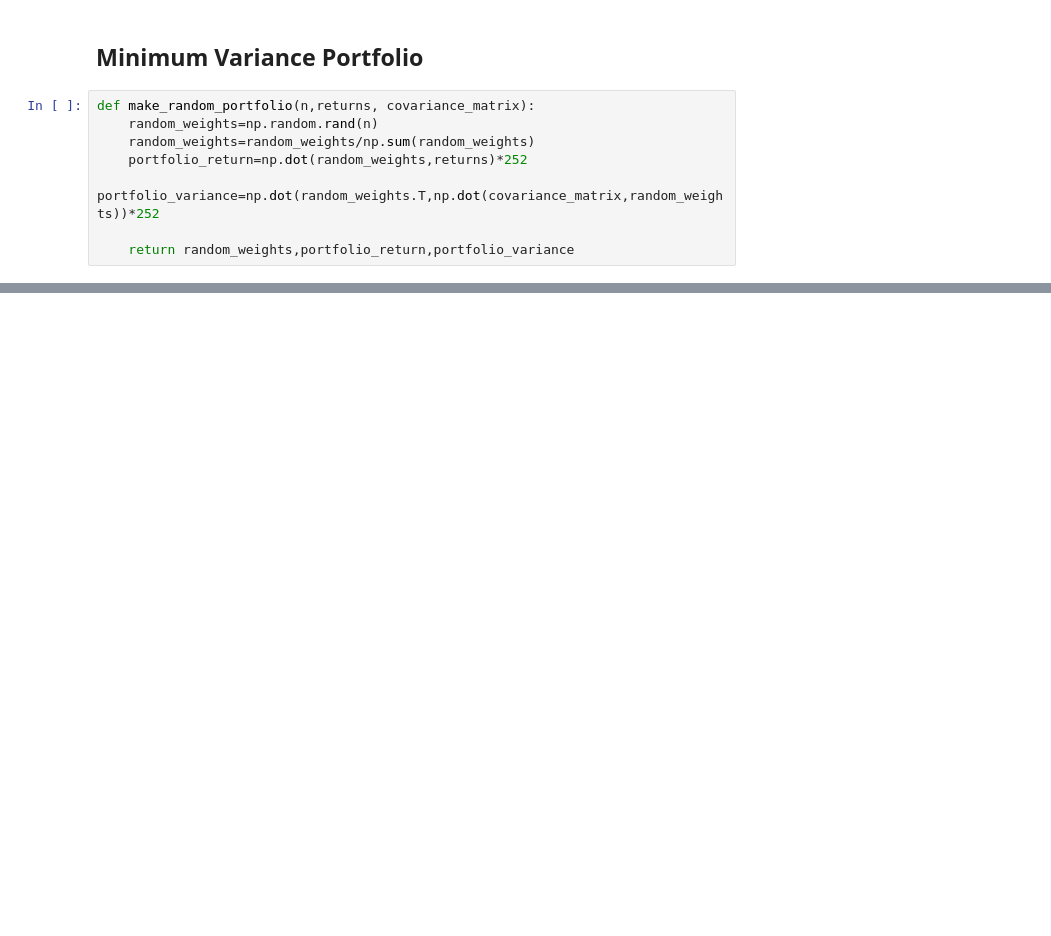
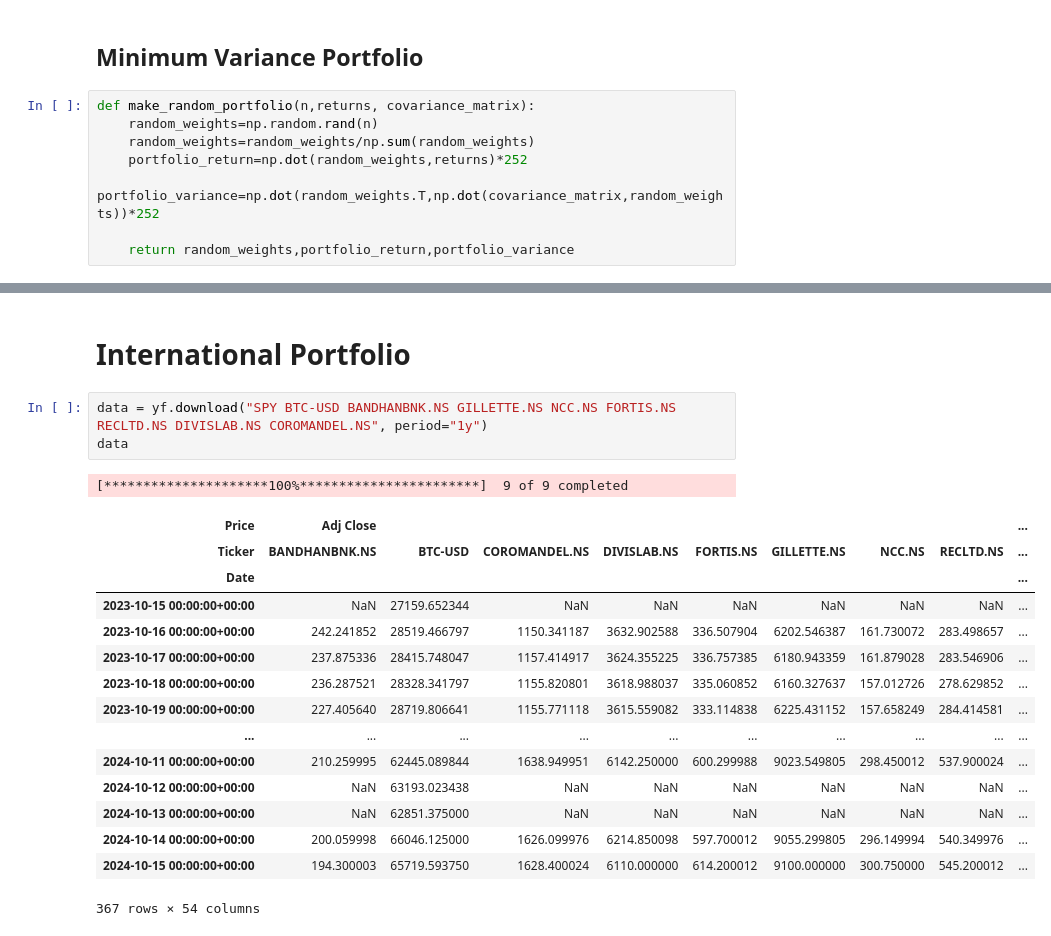
Before and after one commit to Rishi-Bharadwaj/Applied-AI-in-Finance, a Jupyter notebook: Sapm/first.ipynb, the cells around one changed output, grey strips where cells are left out. Cells and saved outputs as stored; diff of their text form; blank space fills up the shorter version.

```diff
--- a/Sapm/first.ipynb
+++ b/Sapm/first.ipynb
@@ -173,0 +207,22 @@ min_variance
+# %% [markdown]
+# International Portfolio
+# %%
+data = yf.download("SPY BTC-USD BANDHANBNK.NS GILLETTE.NS NCC.NS FORTIS.NS RECLTD.NS DIVISLAB.NS COROMANDEL.NS", period="1y")
+data
+# %% [output]
+[*********************100%***********************]  9 of 9 completed
+| Price | Adj Close |  |  |  |  |  |  |  | ... |
+| Ticker | BANDHANBNK.NS | BTC-USD | COROMANDEL.NS | DIVISLAB.NS | FORTIS.NS | GILLETTE.NS | NCC.NS | RECLTD.NS | ... |
+| Date |  |  |  |  |  |  |  |  | ... |
+| 2023-10-15 00:00:00+00:00 | NaN | 27159.652344 | NaN | NaN | NaN | NaN | NaN | NaN | ... |
+| 2023-10-16 00:00:00+00:00 | 242.241852 | 28519.466797 | 1150.341187 | 3632.902588 | 336.507904 | 6202.546387 | 161.730072 | 283.498657 | ... |
+| 2023-10-17 00:00:00+00:00 | 237.875336 | 28415.748047 | 1157.414917 | 3624.355225 | 336.757385 | 6180.943359 | 161.879028 | 283.546906 | ... |
+| 2023-10-18 00:00:00+00:00 | 236.287521 | 28328.341797 | 1155.820801 | 3618.988037 | 335.060852 | 6160.327637 | 157.012726 | 278.629852 | ... |
+| 2023-10-19 00:00:00+00:00 | 227.405640 | 28719.806641 | 1155.771118 | 3615.559082 | 333.114838 | 6225.431152 | 157.658249 | 284.414581 | ... |
+| ... | ... | ... | ... | ... | ... | ... | ... | ... | ... |
+| 2024-10-11 00:00:00+00:00 | 210.259995 | 62445.089844 | 1638.949951 | 6142.250000 | 600.299988 | 9023.549805 | 298.450012 | 537.900024 | ... |
+| 2024-10-12 00:00:00+00:00 | NaN | 63193.023438 | NaN | NaN | NaN | NaN | NaN | NaN | ... |
+| 2024-10-13 00:00:00+00:00 | NaN | 62851.375000 | NaN | NaN | NaN | NaN | NaN | NaN | ... |
+| 2024-10-14 00:00:00+00:00 | 200.059998 | 66046.125000 | 1626.099976 | 6214.850098 | 597.700012 | 9055.299805 | 296.149994 | 540.349976 | ... |
+| 2024-10-15 00:00:00+00:00 | 194.300003 | 65719.593750 | 1628.400024 | 6110.000000 | 614.200012 | 9100.000000 | 300.750000 | 545.200012 | ... |
+367 rows × 54 columns
```
Also changed, not shown: parts of 30 cells of this notebook.
